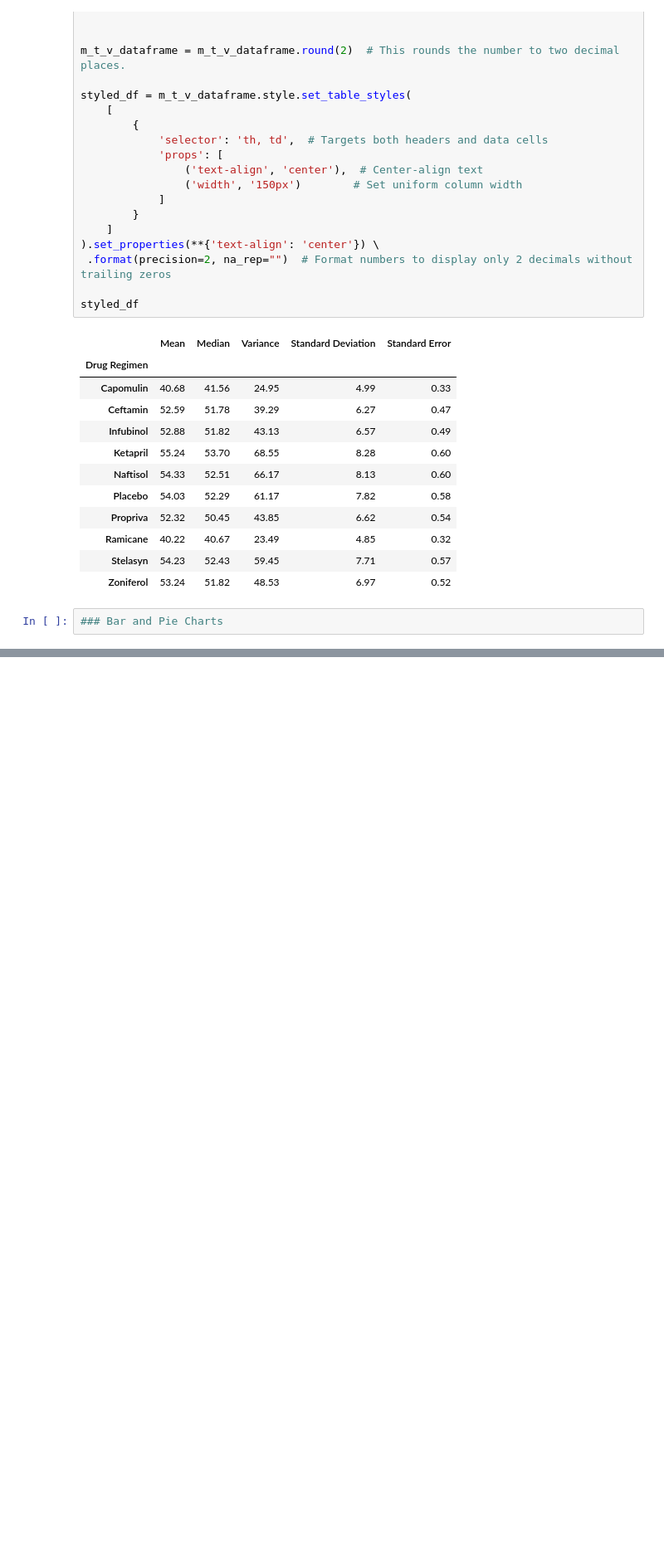
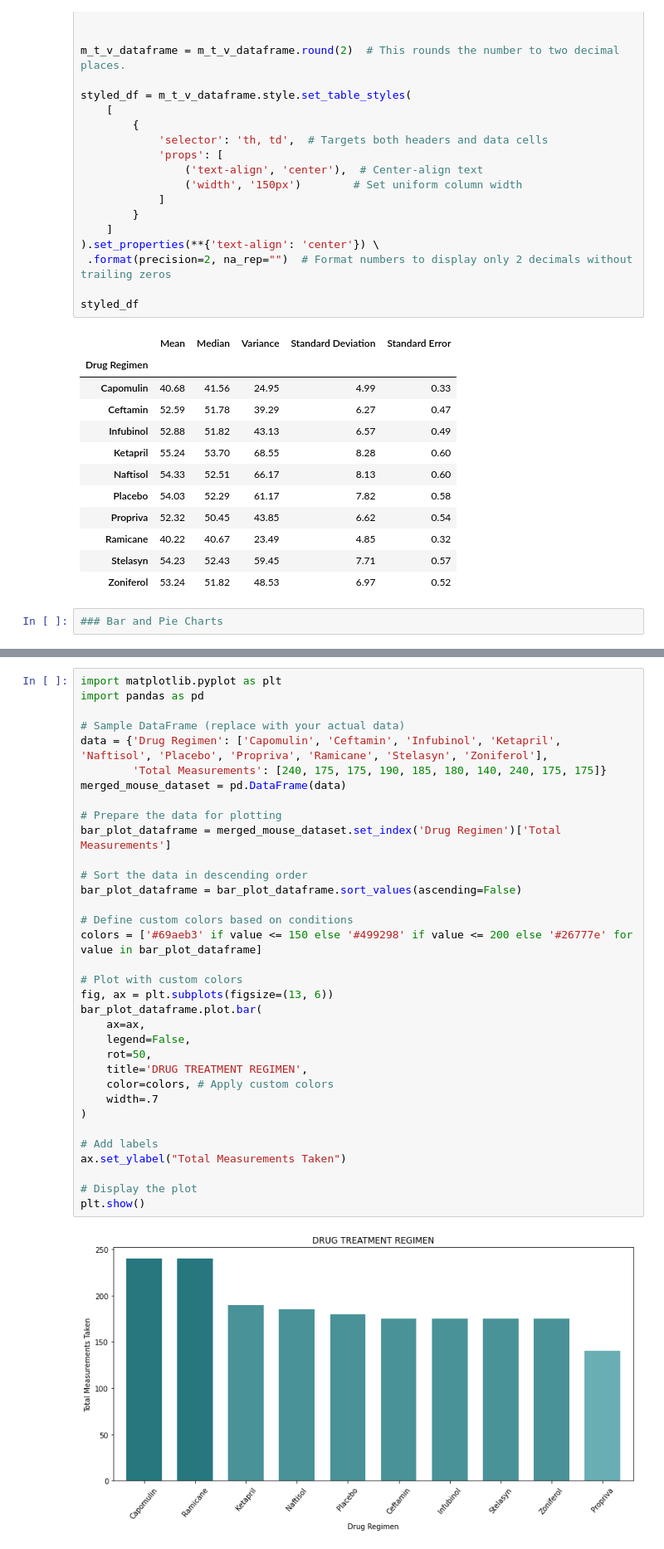
Before and after one commit to mathewqpmiller/Matplotlib-Pymaceuticals_Analysis, a Jupyter notebook: Matplotlib_Pharmaceuticals_Analysis.ipynb, the cells around one changed output, grey strips where cells are left out. Shown: that part at 83% size. Saved outputs shown, nothing was run; the diff lists cells and outputs as text; blank space fills up the shorter version.

```diff
--- a/Matplotlib_Pharmaceuticals_Analysis.ipynb
+++ b/Matplotlib_Pharmaceuticals_Analysis.ipynb
@@ -314,0 +329,36 @@ plt.show()
+# %%
+import matplotlib.pyplot as plt
+import pandas as pd
+
+# Sample DataFrame (replace with your actual data)
+data = {'Drug Regimen': ['Capomulin', 'Ceftamin', 'Infubinol', 'Ketapril', 'Naftisol', 'Placebo', 'Propriva', 'Ramicane', 'Stelasyn', 'Zoniferol'],
+        'Total Measurements': [240, 175, 175, 190, 185, 180, 140, 240, 175, 175]}
+merged_mouse_dataset = pd.DataFrame(data)
+
+# Prepare the data for plotting
+bar_plot_dataframe = merged_mouse_dataset.set_index('Drug Regimen')['Total Measurements']
+
+# Sort the data in descending order
+bar_plot_dataframe = bar_plot_dataframe.sort_values(ascending=False)
+
+# Define custom colors based on conditions
+colors = ['#69aeb3' if value <= 150 else '#499298' if value <= 200 else '#26777e' for value in bar_plot_dataframe]
+
+# Plot with custom colors
+fig, ax = plt.subplots(figsize=(13, 6))
+bar_plot_dataframe.plot.bar(
+    ax=ax,
+    legend=False,
+    rot=50,
+    title='DRUG TREATMENT REGIMEN',
+    color=colors, # Apply custom colors
+    width=.7
+)
+
+# Add labels
+ax.set_ylabel("Total Measurements Taken")
+
+# Display the plot
+plt.show()
+# %% [output]
+[figure, added]
```
Also changed, not shown: parts of 2 cells of this notebook, 1 other file.
